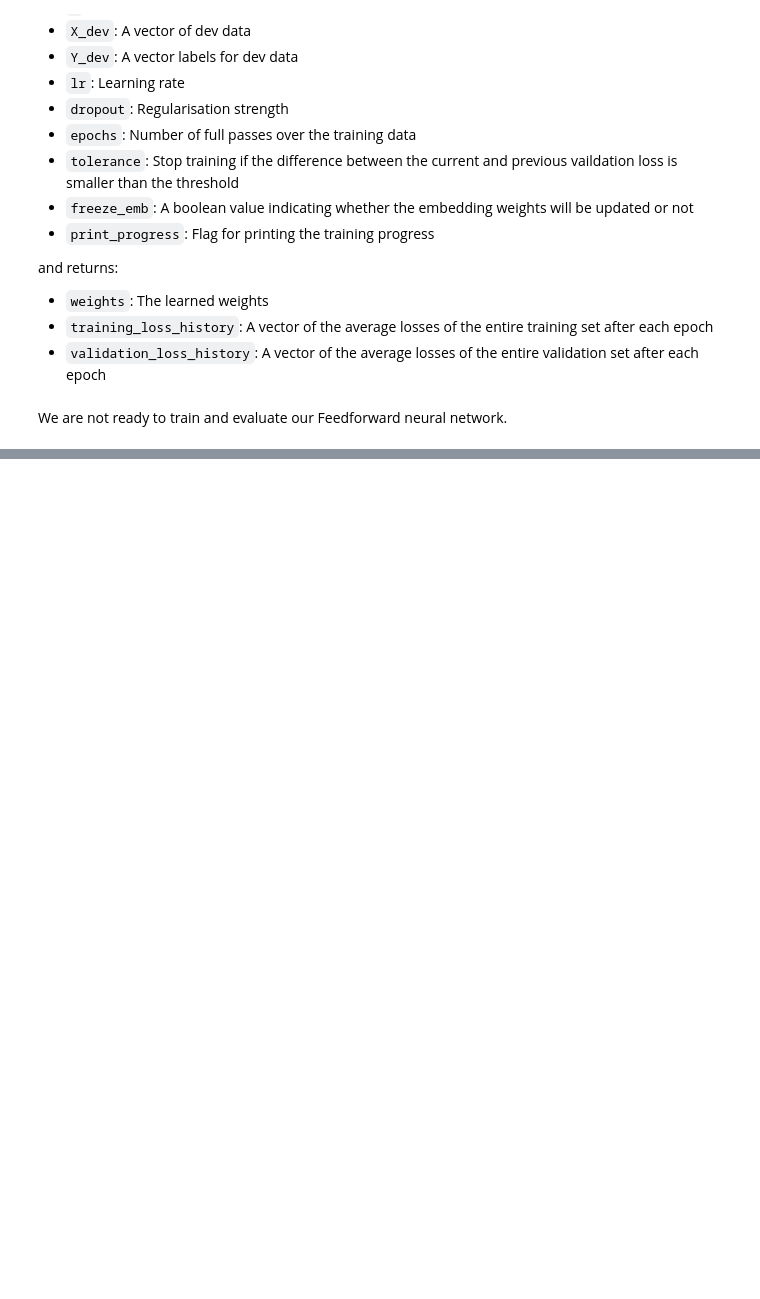
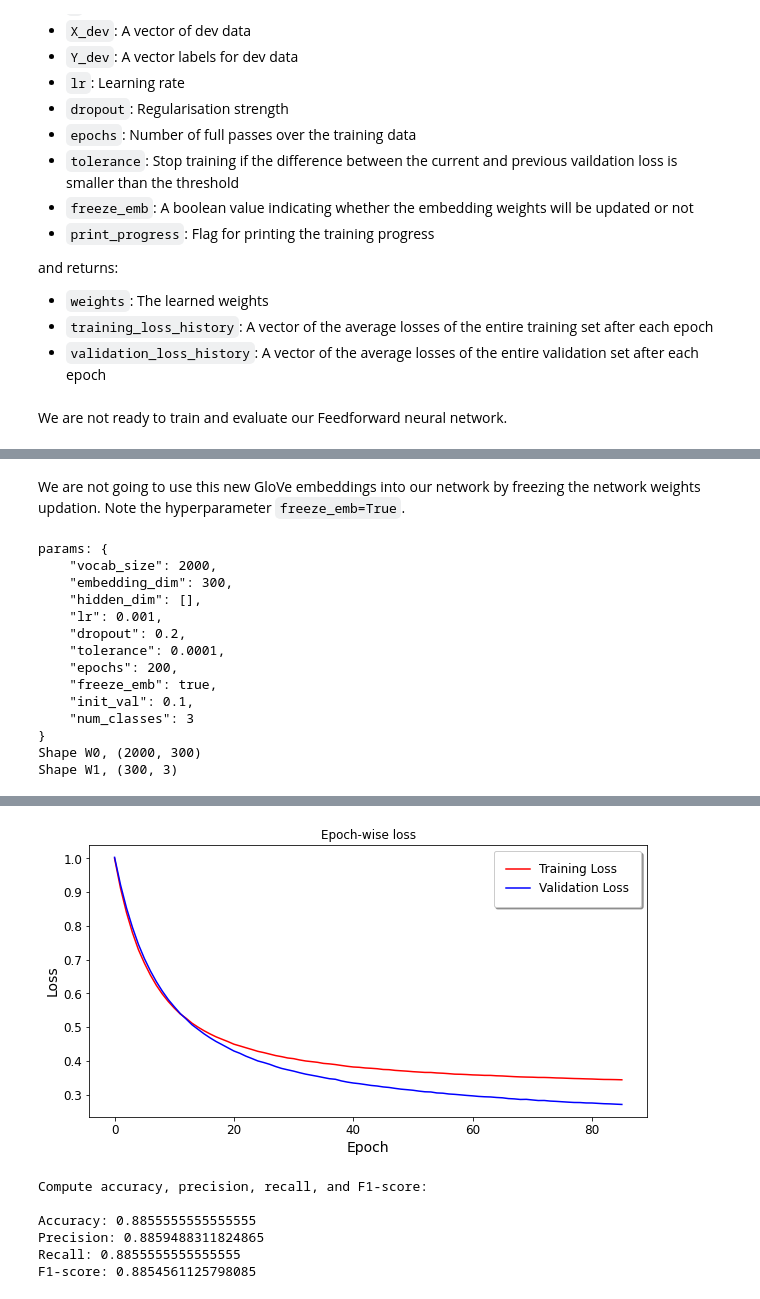
Before and after one commit to mahenrathod/datascience-notebooks, a Jupyter notebook: 02_nlp/FeedforwardNetwork-from-scratch.ipynb, the cells around one changed output, grey strips where cells are left out. Cells and saved outputs as stored; diff of their text form; code cells hidden in the pictures; blank space fills up the shorter version.

Commit message:
feedforward neural network first version

```diff
--- a/02_nlp/FeedforwardNetwork-from-scratch.ipynb
+++ b/02_nlp/FeedforwardNetwork-from-scratch.ipynb
@@ -931,0 +989,48 @@ F1-score: 0.8498986849290119
+# %%
+def get_glove_embeddings(f_zip, f_txt, word2id, vocab, emb_size=300):
+    w_emb = np.zeros((len(word2id), emb_size))
+    with zipfile.ZipFile(f_zip) as z:
+        with z.open(f_txt) as f:
+            for line in f:
+                line = line.decode('utf-8')
+                word = line.split()[0]
+                if word in vocab:
+                    emb = np.array(line.strip('\n').split()[1:]).astype(np.float32)
+                    w_emb[word2id[word]] += emb
+    return w_emb
+# %%
+w_glove = get_glove_embeddings("./data/glove.840B.300d.zip", "glove.840B.300d.txt", word2id, news_vocab)
+# %% [markdown]
+We are not going to use this new GloVe embeddings into our network by freezing the network weights updation. Note the hyperparameter `freeze_emb=True`.
+# %%
+params_list = [
+    {
+        "vocab_size":len(news_vocab),
+        "embedding_dim":300,
+        "hidden_dim":[],
+        "lr":0.001,
+        "dropout":0.2,
+        "tolerance":0.0001,
+        "epochs":200,
+        "freeze_emb":True,
+        "init_val":0.1,
+        "num_classes":3
+    }
+]
+
+train_and_evaluate(params_list, embedding_matrix=w_glove)
+# %% [output]
+params: {
+    "vocab_size": 2000,
+    "embedding_dim": 300,
+    "hidden_dim": [],
+    "lr": 0.001,
+    "dropout": 0.2,
+    "tolerance": 0.0001,
+    "epochs": 200,
+    "freeze_emb": true,
+    "init_val": 0.1,
+    "num_classes": 3
+}
+Shape W0, (2000, 300)
+Shape W1, (300, 3)
@@ -931,0 +1057,7 @@ F1-score: 0.8498986849290119
+[figure, added]
+Compute accuracy, precision, recall, and F1-score:
+
+Accuracy: 0.8855555555555555
+Precision: 0.8859488311824865
+Recall: 0.8855555555555555
+F1-score: 0.8854561125798085
```
Also changed, not shown: parts of 15 cells of this notebook.
